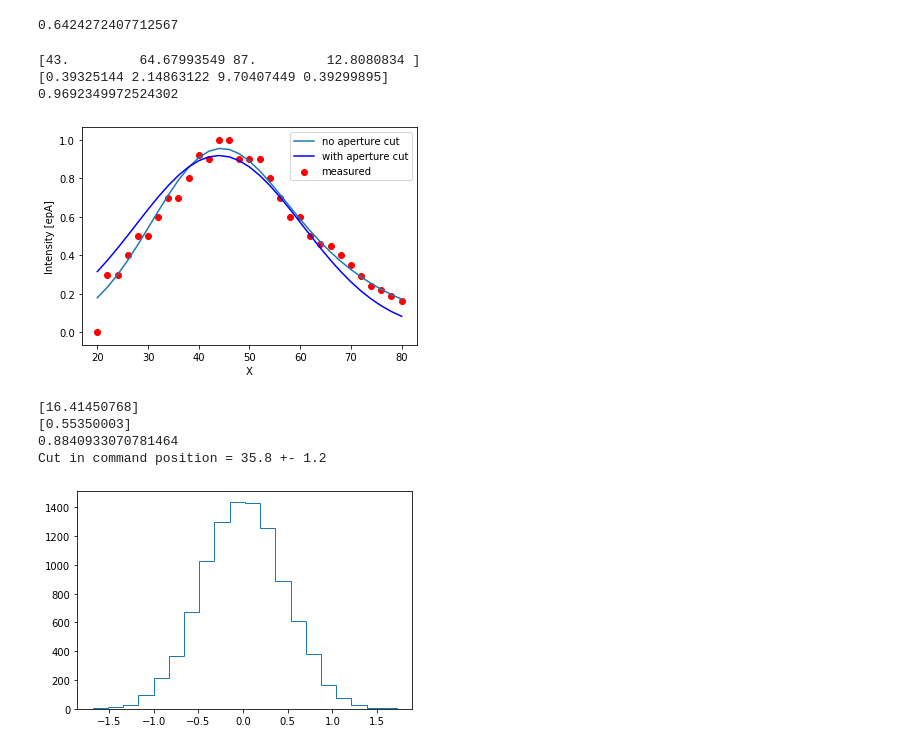
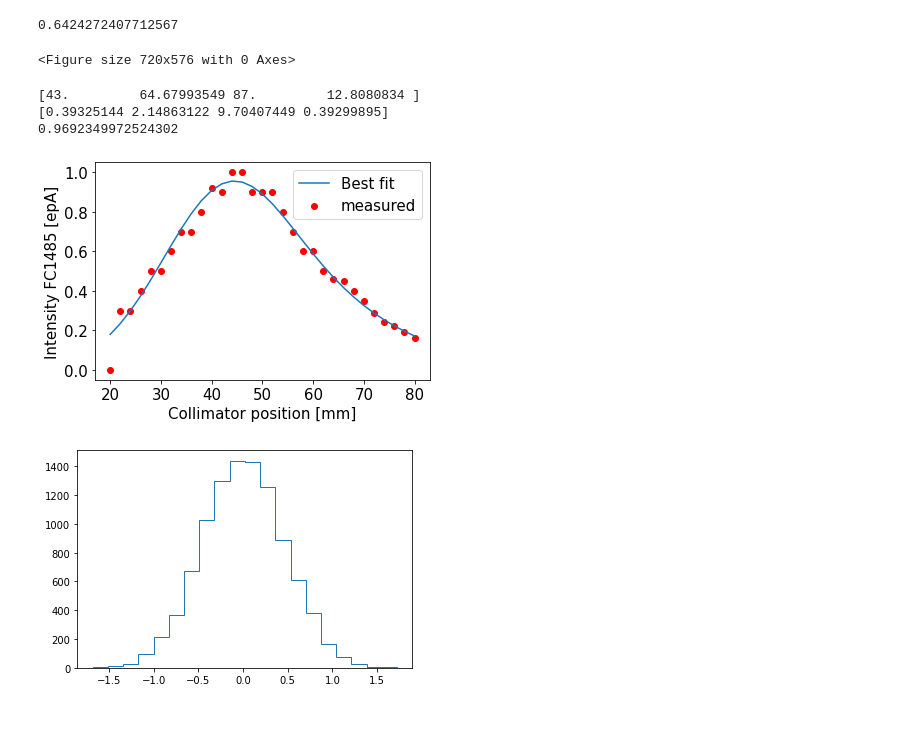
Before and after one commit to Fernando-Montes/SECAR_usefulScripts, a Jupyter notebook: AcceptanceMeasurement.ipynb, the cells around one changed output. Drawn from its saved outputs; the diff is of its cells as text; code cells hidden in the pictures; blank space fills up the shorter version.

```diff
--- a/AcceptanceMeasurement.ipynb
+++ b/AcceptanceMeasurement.ipynb
@@ -2,6 +2,9 @@
 # Gaussian integration
 import numpy as np
 import scipy.integrate as integrate
+
+plt.rc('font', size=15)
+plt.figure(figsize=(10,8))
 
 def gauss(x, mu, sigma):
     return 1/(sigma*np.sqrt(2*np.pi))*np.exp(-(x-mu)**2/(2.*sigma**2))
@@ -11,6 +14,7 @@ limit2 = -limit1
 integrate.quad( lambda x: gauss(x, 0,1), limit1, limit2 )[0]
 # %% [output]
 0.6424272407712567
+<Figure size 720x576 with 0 Axes>
 # %%
 # Acceptance measurement
 # Fit of angular spread as a function of position of collimator D1477
@@ -24,7 +28,7 @@ n3 = 1.8
 n2 = n3*(4/2)**2
 n1 = n3*(8/2)**2
 
-table_scan = pd.read_csv("D1477_scan_3.54umC.txt", sep = '\t', header = None)        # Read table, assigns to database
+table_scan = pd.read_csv("Datasets/D1477_scan_3.54umC.txt", sep = '\t', header = None)        # Read table, assigns to database
 X = table_scan.loc[:,0]
 Y = table_scan.loc[:,1]
 
@@ -40,7 +44,8 @@ Y_pred = func(X, *popt)
 
 fig, ax = plt.subplots()
 ax.scatter(X, Y, c = 'red', label="measured")
-ax.plot(X, Y_pred, label="no aperture cut")
+#ax.plot(X, Y_pred, label="no aperture cut")
+ax.plot(X, Y_pred, label="Best fit")
 
 print(popt)
 print(np.sqrt(np.diag(popv)))
@@ -61,53 +66,49 @@ def gaussLimited(x, mu, sigma):
     limit = sigmaPosition*limitCommand
     if hasattr(x, '__iter__'):
         return [0 if (xx<mu-limit or xx>mu+limit) else 1/(sigma*np.sqrt(2*np.pi))*np.exp(-(xx-mu)**2/(2.*sigma**2)) for
                 xx in x]
     else:
         return 0 if (x<mu-limit or x>mu+limit) else 1/(sigma*np.sqrt(2*np.pi))*np.exp(-(x-mu)**2/(2.*sigma**2))
 
 def funcLimited(x, sigma):
     mu1 = 44
     mu2 = 64
     mu3 = 87
     n3 = 1.8
     n2 = n3*(4/2)**2
     n1 = n3*(8/2)**2
     if hasattr(x, '__iter__'):
         return [n1*gaussLimited(xx, mu1, sigma) + n2*gaussLimited(xx, mu1, sigma) + n3*gaussLimited(xx, mu1, sigma) for xx in x]
     else:
         return n1*gaussLimited(x, mu1, sigma) + n2*gaussLimited(x, mu1, sigma) + n3*gaussLimited(x, mu1, sigma)
 
-popt, popv = curve_fit(funcLimited, X, Y, bounds = [(6), (50)])
-Y_pred = funcLimited(X, *popt)
+#popt, popv = curve_fit(funcLimited, X, Y, bounds = [(6), (50)])
+#Y_pred = funcLimited(X, *popt)
 
-ax.plot(X, Y_pred, c = 'blue', label="with aperture cut")
-ax.set_xlabel('X')
-ax.set_ylabel('Intensity [epA]')
+#ax.plot(X, Y_pred, c = 'blue', label="with aperture cut")
+ax.set_xlabel('Collimator position [mm]')
+ax.set_ylabel('Intensity FC1485 [epA]')
 ax.legend()
 plt.show()
 
-print(popt)
-print(np.sqrt(np.diag(popv)))
+#print(popt)
+#print(np.sqrt(np.diag(popv)))
 
-# residual sum of squares
-ss_res = np.sum((Y - Y_pred) ** 2)
-# total sum of squares
-ss_tot = np.sum((Y - np.mean(Y)) ** 2)
-# r-squared
-r2 = 1 - (ss_res / ss_tot)
-print(r2)
+## residual sum of squares
+#ss_res = np.sum((Y - Y_pred) ** 2)
+## total sum of squares
+#ss_tot = np.sum((Y - np.mean(Y)) ** 2)
+## r-squared
+#r2 = 1 - (ss_res / ss_tot)
+#print(r2)
 
 # sigma cut seen at D1477
-print('Cut in command position = {0:.1f} +- {1:.1f}'.format(popt[0]*limitCommand, np.sqrt(popv[0][0])*limitCommand))
+#print('Cut in command position = {0:.1f} +- {1:.1f}'.format(popt[0]*limitCommand, np.sqrt(popv[0][0])*limitCommand))
 # %% [output]
 [43.         64.67993549 87.         12.8080834 ]
 [0.39325144 2.14863122 9.70407449 0.39299895]
 0.9692349972524302
-[figure, old version]
+[figure, new version]
-[16.41450768]
-[0.55350003]
-0.8840933070781464
-Cut in command position = 35.8 +- 1.2
 # %%
 # Estimate energy spread combining different sources
 # All units in %
```
Also changed, not shown: 3 other files.
